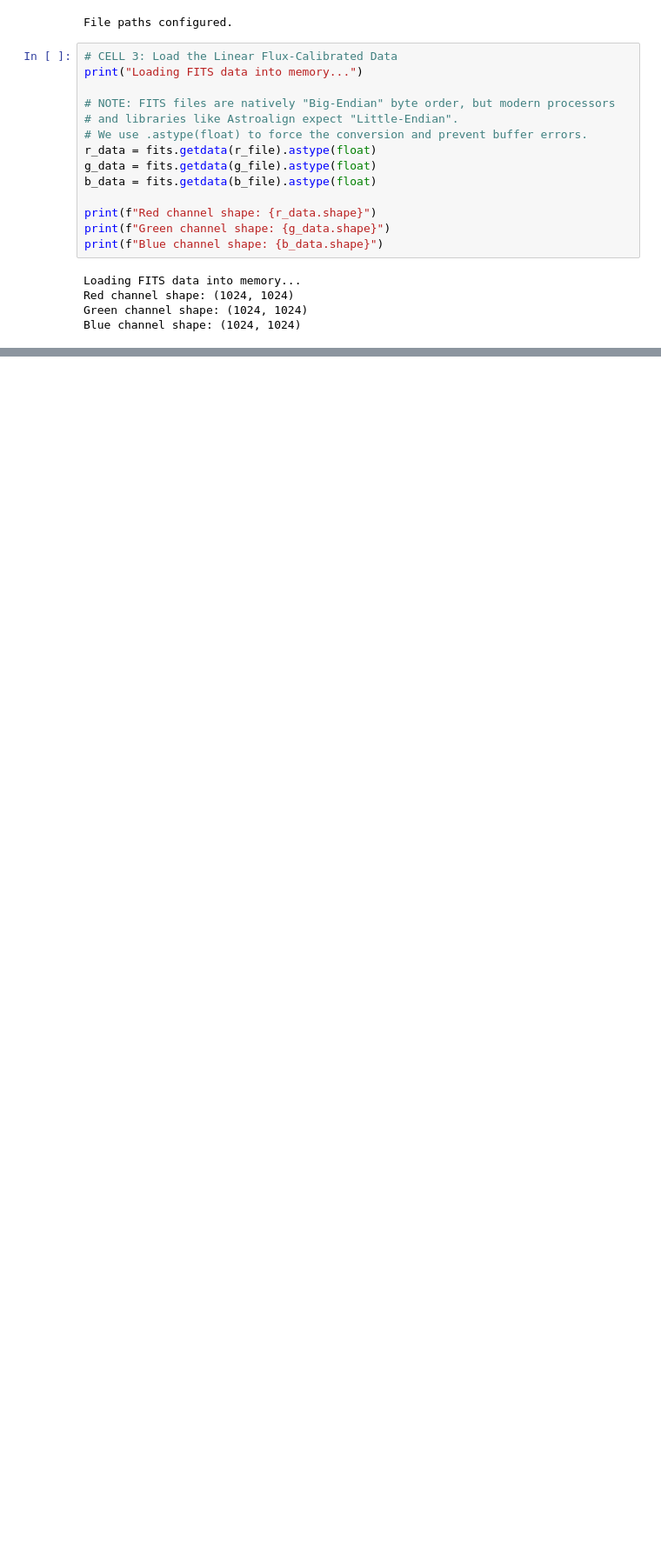
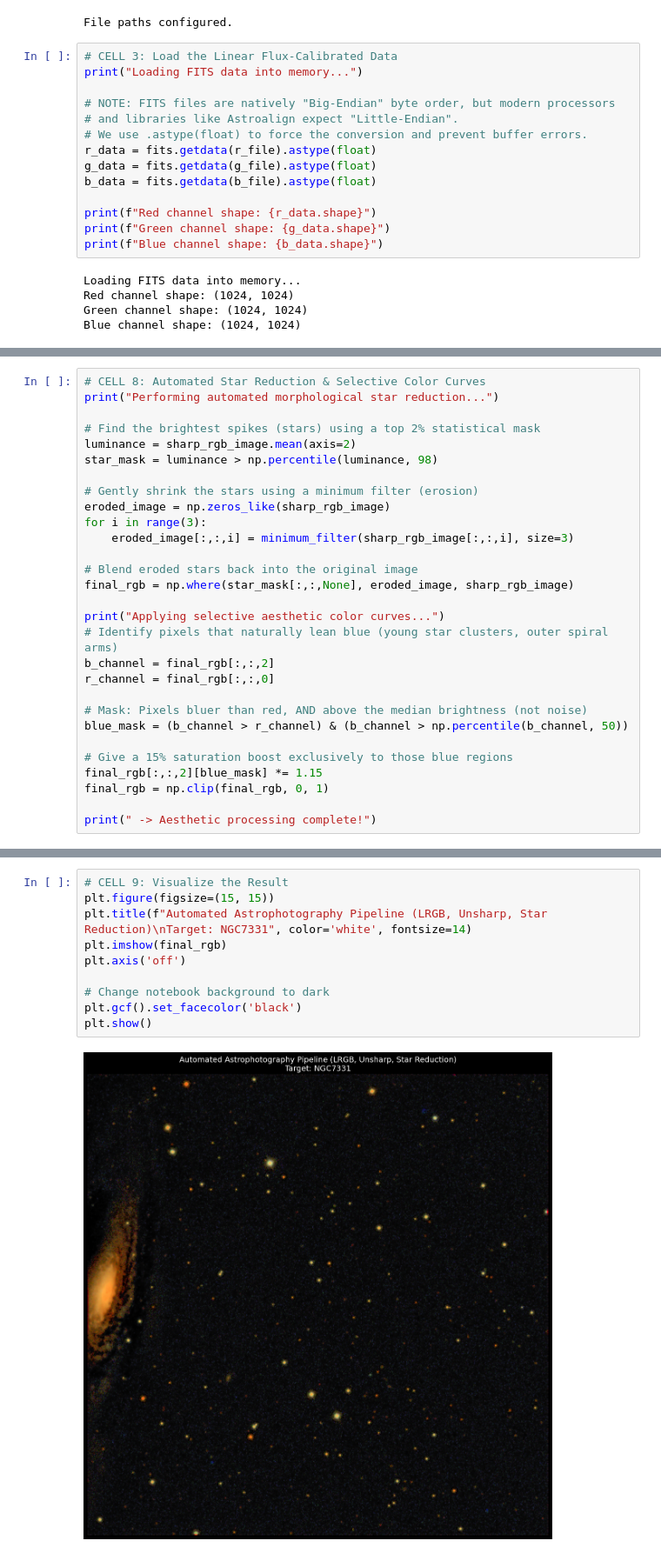
Before and after one commit to aaimtiaz/Image_processing, a Jupyter notebook: phase_4/phase4_RGB.ipynb, the cells around one changed output, grey strips where cells are left out. Shown at 87% size. Drawn from its saved outputs; the diff is of its cells as text; blank space fills up the shorter version.

```diff
--- a/phase_4/phase4_RGB.ipynb
+++ b/phase_4/phase4_RGB.ipynb
@@ -142,0 +179,29 @@ plt.show()
+# %%
+# CELL 8: Automated Star Reduction & Selective Color Curves
+print("Performing automated morphological star reduction...")
+
+# Find the brightest spikes (stars) using a top 2% statistical mask
+luminance = sharp_rgb_image.mean(axis=2)
+star_mask = luminance > np.percentile(luminance, 98)
+
+# Gently shrink the stars using a minimum filter (erosion)
+eroded_image = np.zeros_like(sharp_rgb_image)
+for i in range(3):
+    eroded_image[:,:,i] = minimum_filter(sharp_rgb_image[:,:,i], size=3)
+
+# Blend eroded stars back into the original image
+final_rgb = np.where(star_mask[:,:,None], eroded_image, sharp_rgb_image)
+
+print("Applying selective aesthetic color curves...")
+# Identify pixels that naturally lean blue (young star clusters, outer spiral arms)
+b_channel = final_rgb[:,:,2]
+r_channel = final_rgb[:,:,0]
+
+# Mask: Pixels bluer than red, AND above the median brightness (not noise)
+blue_mask = (b_channel > r_channel) & (b_channel > np.percentile(b_channel, 50))
+
+# Give a 15% saturation boost exclusively to those blue regions
+final_rgb[:,:,2][blue_mask] *= 1.15
+final_rgb = np.clip(final_rgb, 0, 1)
+
+print(" -> Aesthetic processing complete!")
@@ -142,0 +212,12 @@ plt.show()
+# %%
+# CELL 9: Visualize the Result
+plt.figure(figsize=(15, 15))
+plt.title(f"Automated Astrophotography Pipeline (LRGB, Unsharp, Star Reduction)\nTarget: NGC7331", color='white', fontsize=14)
+plt.imshow(final_rgb)
+plt.axis('off')
+
+# Change notebook background to dark
+plt.gcf().set_facecolor('black')
+plt.show()
+# %% [output]
+[figure, added]
```
Also changed, not shown: parts of 8 cells of this notebook.
